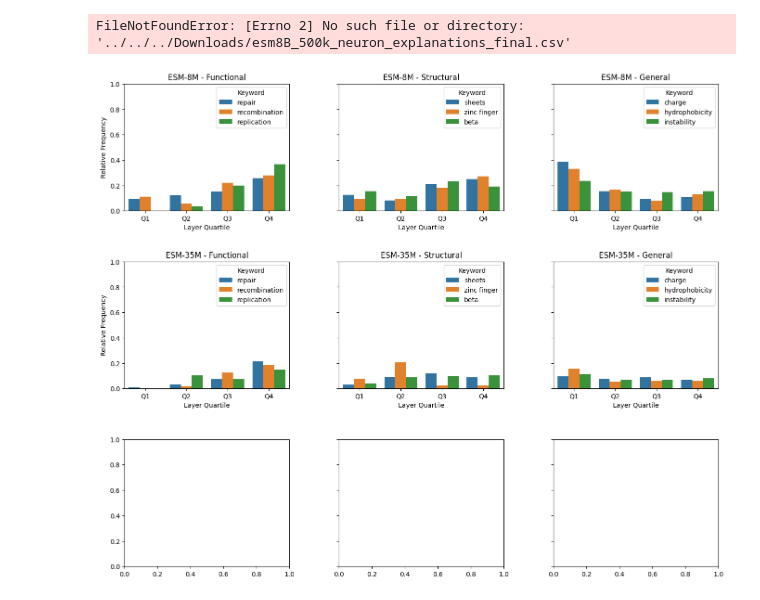
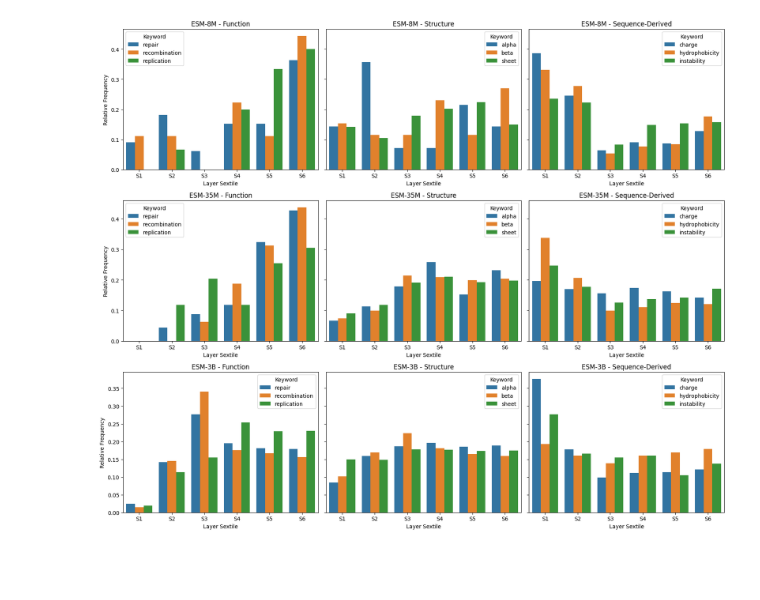
Before and after one commit to arjun-banerjee/PLMNeuron, a Jupyter notebook: analysis/neuron_distribution.ipynb, the cells around one changed output. Drawn from its saved outputs; the diff is of its cells as text; code cells hidden in the pictures; blank space fills up the shorter version.

```diff
--- a/analysis/neuron_distribution.ipynb
+++ b/analysis/neuron_distribution.ipynb
@@ -11,6 +11,28 @@ from Bio.SeqUtils.ProtParam import ProteinAnalysis
 import os
 from collections import Counter
 import seaborn as sns
+# %%
+def find_matching_neurons(csv_path, keyword):
+    matches = []
+    with open(csv_path, newline='') as csvfile:
+        reader = csv.reader(csvfile)
+        for row in reader:
+            if len(row) < 2:
+                continue
+            neuron_id = row[0]
+            if any(keyword in desc.lower() for desc in row[1:]):
+                m = re.match(r"layer_(\d+)_neuron_(\d+)", neuron_id)
+                if m:
+                    matches.append((int(m.group(1)), int(m.group(2))))
+    return matches
+
+def count_by_first_index(data, K):
+    counts = [0] * (K + 1)
+    for i, _ in data:
+        if 0 <= i <= K:
+            counts[i] += 1
+    total = len(data)
+    return [c / total for c in counts]
 # %%
 def plot_neuron_distribution_grid_bar(model_paths, layer_counts, keyword_groups):
     import matplotlib.pyplot as plt
@@ -67,19 +89,19 @@ def plot_neuron_distribution_grid_bar(model_paths, layer_counts, keyword_groups)
 model_paths = {
     "ESM-8M": "../../../Downloads/esm8M_500k_neuron_explanations_final.csv",
     "ESM-35M": "../../../Downloads/esm35M_500k_neuron_explanations_final.csv",
-    "ESM-8B": "../../../Downloads/esm8B_500k_neuron_explanations_final.csv",
+    "ESM-3B": "../../../Downloads/esm3B_500k_neuron_explanations_redo.csv",
 }
 
 layer_counts = {
     "ESM-8M": 6,
     "ESM-35M": 12,
-    "ESM-8B": 36,
+    "ESM-3B": 36,
 }
 
 keyword_groups = {
-    "Functional": ["repair", "recombination", "replication"],
-    "Structural": ["sheets", "zinc finger", "beta"],
-    "General": ["charge", "hydrophobicity", "instability"],
+    "Function": ["repair", "recombination", "replication"],
+    "Structure": ["alpha", "beta", "sheet"],
+    "Sequence-Derived": ["charge", "hydrophobicity", "instability"],
 }
 
 plot_neuron_distribution_grid_bar(model_paths, layer_counts, keyword_groups)
@@ -115,5 +185,4 @@ count_by_first_index(nuerons, 12)
 # %%
-plot_neuron_distribution_grid_quartile_bins(model_paths, layer_counts, keyword_groups)
+plot_neuron_distribution_grid_sextile_bins(model_paths, layer_counts, keyword_groups)
 # %% [output]
-FileNotFoundError: [Errno 2] No such file or directory: '../../../Downloads/esm8B_500k_neuron_explanations_final.csv'
-[figure, old version]
+[figure, new version]
```
Also changed, not shown: parts of 5 cells of this notebook.
